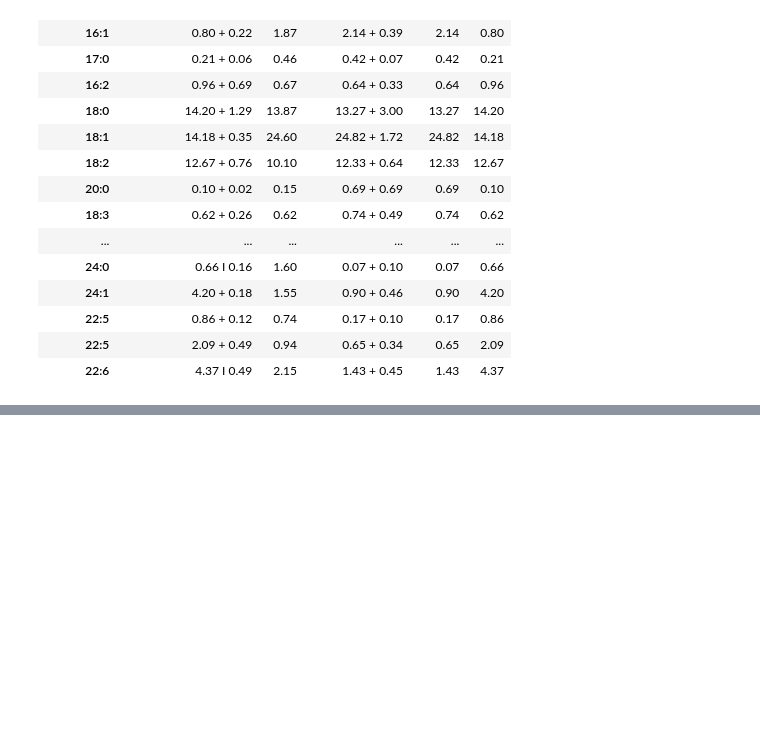
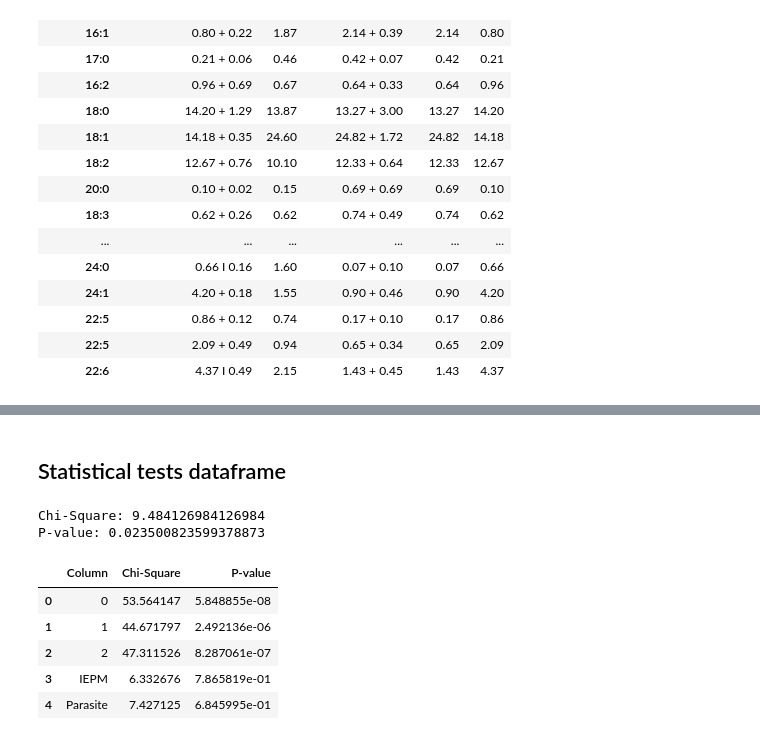
Before and after one commit to Nexia23/Plasmodium_abs_FBA, a Jupyter notebook: Datasets/FBA_stoichs.ipynb, the cells around one changed output, grey strips where cells are left out. Drawn from its saved outputs; the diff is of its cells as text; code cells hidden in the pictures; blank space fills up the shorter version.

```diff
--- a/Datasets/FBA_stoichs.ipynb
+++ b/Datasets/FBA_stoichs.ipynb
@@ -775,7 +832,7 @@ df_stoich
 # %%
-df_merge = hsiao.merge(df_stoich*100, left_index=True, right_index=True)
+df_merge = hsiao.merge(df_stoich, left_index=True, right_index=True)
 sum_row = df_merge.sum()
 sum_row.name = 'Sum'
 df_merge = df_merge.append(sum_row)
 df_merge = df_merge.drop(columns=['Uninfected erythrocytes','Purified parasites'])
-df_merge
+data_df = df_merge
@@ -824,0 +909,50 @@ Index(['CE 16:0 -> 1 CE + 1 16:0', 'CE 16:1 -> 1 CE + 1 16:1',
+# %% [markdown]
+## Statistical tests dataframe
+# %%
+from scipy.stats import chi2_contingency
+
+# Create a sample DataFrame
+data = {'Category': ['A', 'B', 'C', 'D'],
+        'Group1': [25, 30, 15, 30],
+        'Group2': [20, 40, 25, 15]}
+percentage_df = pd.DataFrame(data)
+percentage_df.set_index('Category', inplace=True)
+
+# Set 'Category' as the index
+# Perform the Chi-Square test
+chi2, p, dof, expected = chi2_contingency(percentage_df)
+
+# Print the results
+print("Chi-Square:", chi2)
+print("P-value:", p)
+# %% [output]
+Chi-Square: 9.484126984126984
+P-value: 0.023500823599378873
+# %%
+data_df = data_df.drop('Sum')
+# %%
+
+# Select all columns except 'uRBC'
+columns_to_test = data_df.columns.difference(['uRBC'])
+
+# Create a list to store the results
+chi_square_results = []
+
+# Iterate over the selected columns
+for column in columns_to_test:
+    contingency_table = data_df[['uRBC',column]]
+    chi2, p, dof, expected = chi2_contingency(contingency_table)
+    chi_square_results.append({'Column': column, 'Chi-Square': chi2, 'P-value': p})
+
+# Convert the results to a DataFrame
+chi_square_results_df = pd.DataFrame(chi_square_results)
+
+# Print the results or perform further analysis
+chi_square_results_df
+# %% [output]
+|  | Column | Chi-Square | P-value |
+| 0 | 0 | 53.564147 | 5.848855e-08 |
+| 1 | 1 | 44.671797 | 2.492136e-06 |
+| 2 | 2 | 47.311526 | 8.287061e-07 |
+| 3 | IEPM | 6.332676 | 7.865819e-01 |
+| 4 | Parasite | 7.427125 | 6.845995e-01 |
```
Also changed, not shown: parts of 12 cells of this notebook, 2 other files.
